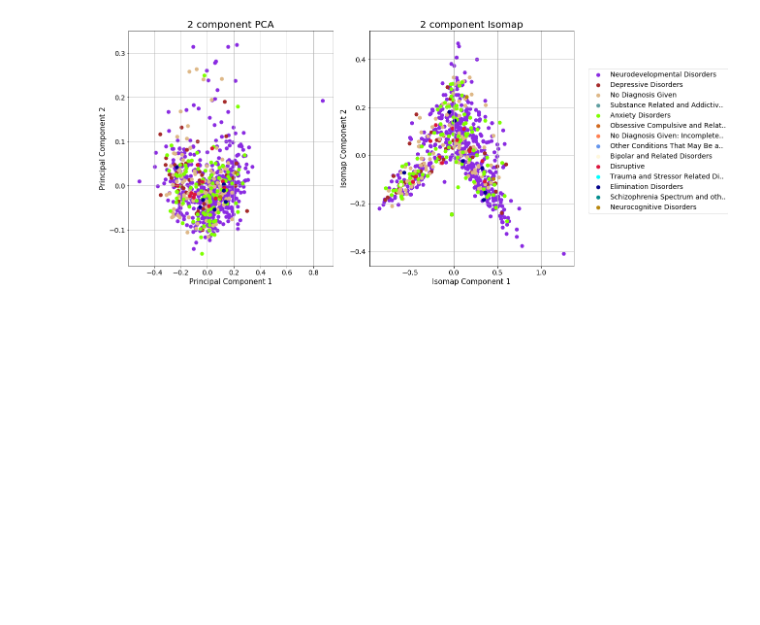
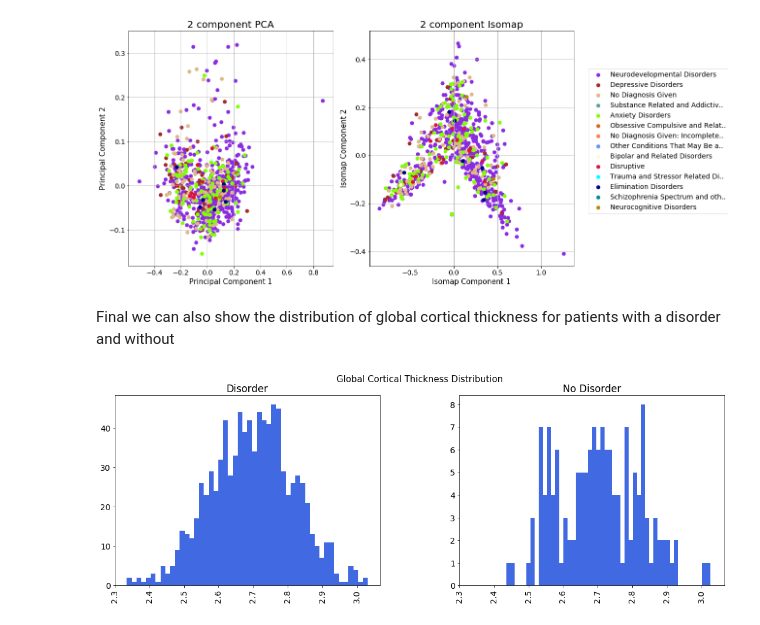
Before and after one commit to sanagno/psychiatry-mri-eeg, a Jupyter notebook: presentation_10_Octomber.ipynb, the cells around one changed output. Cells and saved outputs as stored; diff of their text form; code cells hidden in the pictures; blank space fills up the shorter version.

Commit message:
george: mri visualizations

```diff
--- a/presentation_10_Octomber.ipynb
+++ b/presentation_10_Octomber.ipynb
@@ -495,17 +496,17 @@ fa_file = 'FAPerTract.csv'
 global_ct_file = 'GlobalCorticalThickness.csv'
 # %%
 fa_data = pd.read_csv(os.path.join(base_path, mri_path, dti_path, fa_file))
-global_ct_data = pd.read_csv(os.path.join(base_path, mri_path, structural_path, global_ct_file))
+gl_cor_thick = pd.read_csv(os.path.join(base_path, mri_path, structural_path, global_ct_file))
 
 print('Number of subjects with behaviour data', whole_data.shape[0])
 print('Number of subjects with FA data (DTI) ', fa_data.shape[0])
-print('Number of subjects with structural MRI data', global_ct_data.shape[0])
+print('Number of subjects with structural MRI data', gl_cor_thick.shape[0])
 
 
 
 print()
 print('Number of subjects with all three data types',
-     len(list(set(whole_data['EID'].values) & set(fa_data['ID'].values) & set(global_ct_data['ID'].values))))
+     len(list(set(whole_data['EID'].values) & set(fa_data['ID'].values) & set(gl_cor_thick['ID'].values))))
 # %% [output]
 Number of subjects with behaviour data 2096
 Number of subjects with FA data (DTI)  977
@@ -574,3 +575,22 @@ plt.subplots_adjust(hspace=0.5)
 plt.tight_layout()
 # %% [output]
 [figure]
+# %% [markdown]
+Final we can also show the distribution of global cortical thickness for patients with a disorder and without
+# %%
+gl_cor_thick.drop(columns=['ScanSite'],inplace=True)
+gl_cor_thick = gl_cor_thick.merge(whole_data, how='inner',left_on='ID',right_on='EID')
+gl_cor_thick = gl_cor_thick[gl_cor_thick['NoDX'].isin(["Yes","No"]).values]
+gl_cor_thick = gl_cor_thick[['GlobalCorticalThickness','NoDX','Age','Sex']]
+gl_cor_thick['Sex'] = gl_cor_thick.Sex.apply(lambda x: 'Male' if x==0 else 'Female')
+# %%
+gl_cor_thick['Disorder'] = gl_cor_thick.NoDX.apply(lambda x:'No Disorder' if x =='No' else "Disorder")
+
+ax = gl_cor_thick.hist(column='GlobalCorticalThickness', by='Disorder', bins=50, figsize=(18,6),
+                       sharex=True, color='royalblue')
+
+pl.suptitle("Global Cortical Thickness Distribution", fontsize=15)
+
+pl.show()
+# %% [output]
+[figure, added]
```
Also changed, not shown: parts of 6 cells of this notebook.
